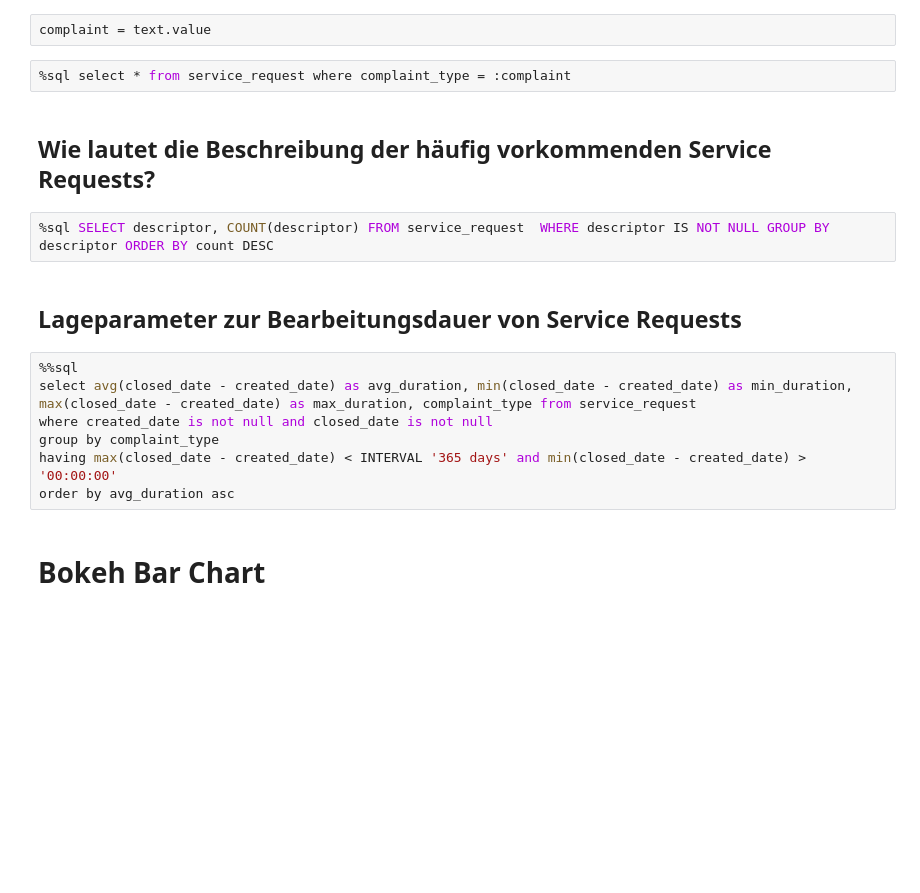
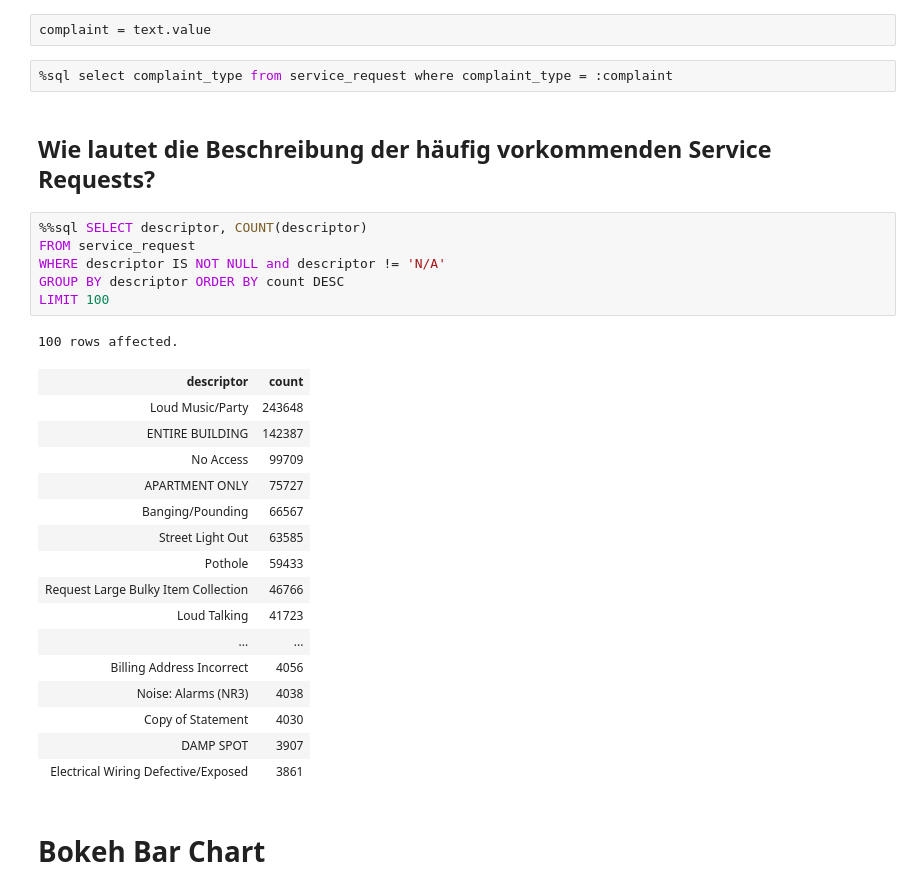
Before and after one commit to MahatmaFatalError/BDBA_DataEngineering, a Jupyter notebook: BDBA_DataEngineering.ipynb, the cells around one changed output. Saved outputs shown, nothing was run; the diff lists cells and outputs as text; blank space fills up the shorter version.

```diff
--- a/BDBA_DataEngineering.ipynb
+++ b/BDBA_DataEngineering.ipynb
@@ -14,20 +18,33 @@ text
 # %%
 complaint = text.value
 # %%
-%sql select * from service_request where complaint_type = :complaint
+%sql select complaint_type from service_request where complaint_type = :complaint
 # %% [markdown]
 ##  Wie lautet die Beschreibung der häufig vorkommenden Service Requests?
 # %%
-%sql SELECT descriptor, COUNT(descriptor) FROM service_request  WHERE descriptor IS NOT NULL GROUP BY descriptor ORDER BY count DESC
+%%sql SELECT descriptor, COUNT(descriptor)
+FROM service_request
+WHERE descriptor IS NOT NULL and descriptor != 'N/A'
+GROUP BY descriptor ORDER BY count DESC
+LIMIT 100
+# %% [output]
+100 rows affected.
+| descriptor | count |
+| Loud Music/Party | 243648 |
+| ENTIRE BUILDING | 142387 |
+| No Access | 99709 |
+| APARTMENT ONLY | 75727 |
+| Banging/Pounding | 66567 |
+| Street Light Out | 63585 |
+| Pothole | 59433 |
+| Request Large Bulky Item Collection | 46766 |
+| Loud Talking | 41723 |
+| ... | ... |
+| Billing Address Incorrect | 4056 |
+| Noise: Alarms (NR3) | 4038 |
+| Copy of Statement | 4030 |
+| DAMP SPOT | 3907 |
+| Electrical Wiring Defective/Exposed | 3861 |
-# %% [markdown]
-## Lageparameter zur Bearbeitungsdauer von Service Requests
-# %%
-%%sql
-select avg(closed_date - created_date) as avg_duration, min(closed_date - created_date) as min_duration, max(closed_date - created_date) as max_duration, complaint_type from service_request
-where created_date is not null and closed_date is not null
-group by complaint_type
-having max(closed_date - created_date) < INTERVAL '365 days' and min(closed_date - created_date) > '00:00:00'
-order by avg_duration asc
 # %% [markdown]
 # Bokeh Bar Chart
 # %% [markdown]
```
Also changed, not shown: parts of 9 cells of this notebook, 4 other files.
